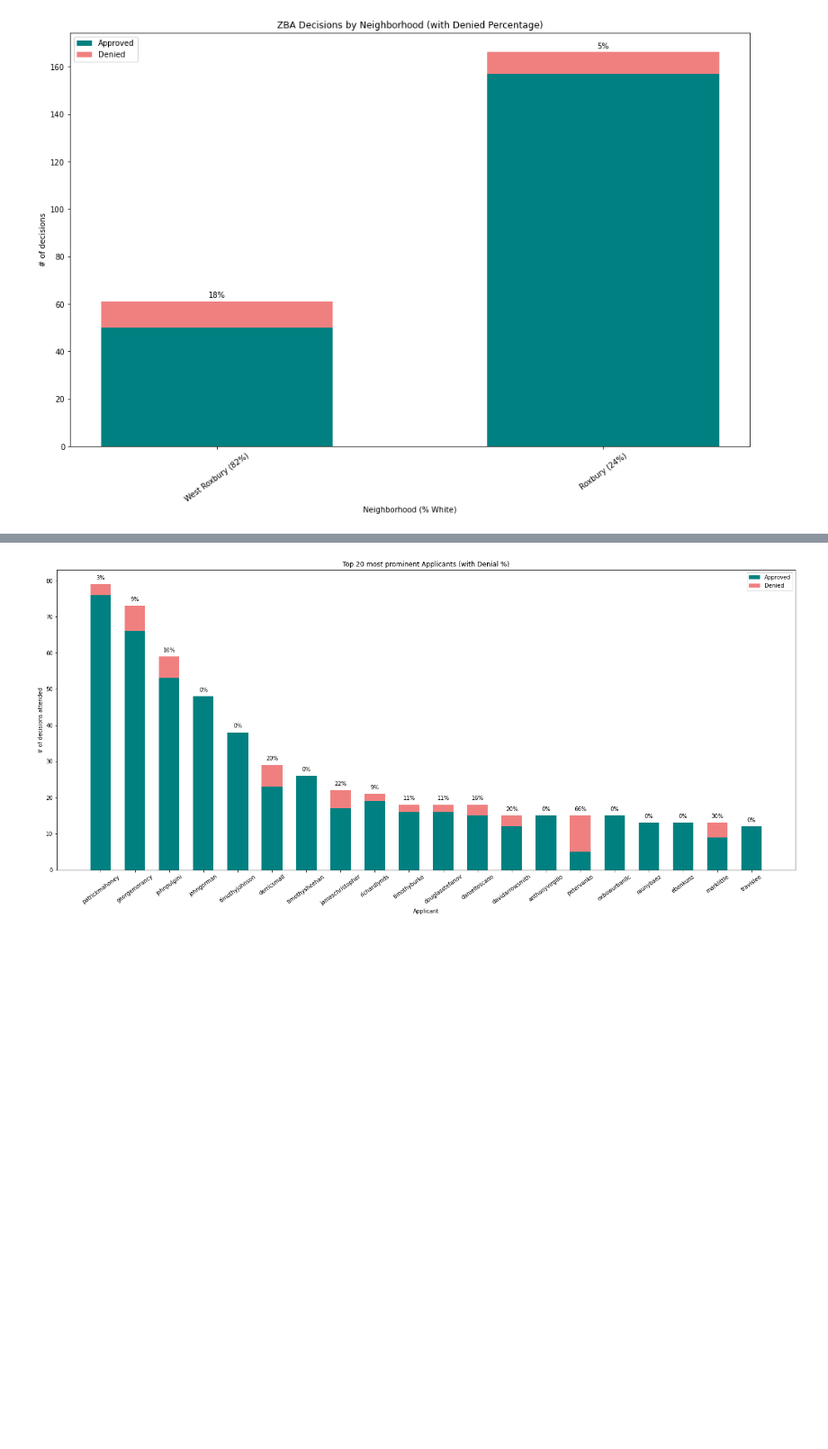
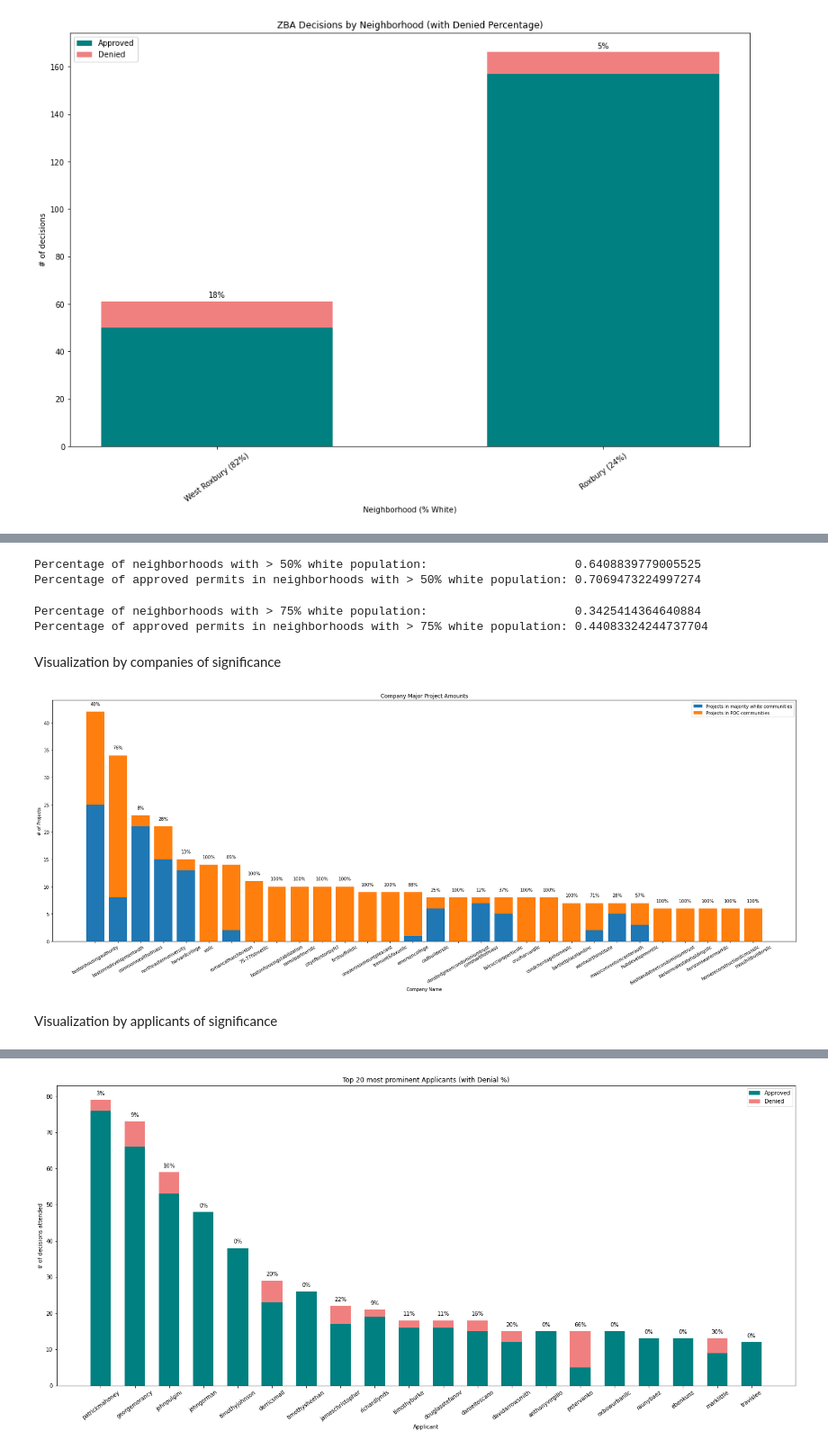
Before and after one commit to BU-Spark/CS506-Fall2020-Projects, a Jupyter notebook: bay_state_banner/deliverable_3/deliverable_3.ipynb, the cells around one changed output, grey strips where cells are left out. Shown at 90% size. Saved outputs shown, nothing was run; the diff lists cells and outputs as text; code cells hidden in the pictures; blank space fills up the shorter version.

Commit message:
Put abp data into merged notebook

```diff
--- a/bay_state_banner/deliverable_3/deliverable_3.ipynb
+++ b/bay_state_banner/deliverable_3/deliverable_3.ipynb
@@ -154,6 +156,7 @@ num_denied = np.array(grouped_ct_stats['size'].values) - np.array(grouped_ct_app
 
 title = "ZBA Decisions by Cencus Tract (with Denied Percentage)"
 xlabel = "Cencus Tract (with white %)"
+width = 0.6
 grouped_stats = grouped_ct_stats
 
 plt.figure(figsize=[55,10])
@@ -258,0 +262,7 @@ Group by applicant names and display the same type of data
+# %%
+data_loaded = False
+try:
+    merged = pd.read_csv('data/approved_projects_with_demographics.csv')
+    data_loaded = True
+except:
+    data_loaded = False
@@ -258,0 +341,3 @@ Group by applicant names and display the same type of data
+# %%
+if not data_loaded:
+    merged = generate_approved_projects_with_demographics()
@@ -258,0 +346,14 @@ Group by applicant names and display the same type of data
+# %%
+print("Percentage of neighborhoods with > 50% white population: \t\t    ", len(sub_neigh.loc[sub_neigh['White Proportion'] > 50.0].index)/len(sub_neigh.index))
+print("Percentage of approved permits in neighborhoods with > 50% white population:", len(merged.loc[merged['White Proportion'] > 50.0].index)/len(merged.index))
+# %% [output]
+Percentage of neighborhoods with > 50% white population:                     0.6408839779005525
+Percentage of approved permits in neighborhoods with > 50% white population: 0.7069473224997274
+# %%
+print("Percentage of neighborhoods with > 75% white population: \t\t    ", len(sub_neigh.loc[sub_neigh['White Proportion'] > 75.0].index)/len(sub_neigh.index))
+print("Percentage of approved permits in neighborhoods with > 75% white population:", len(merged.loc[merged['White Proportion'] > 75.0].index)/len(merged.index))
+# %% [output]
+Percentage of neighborhoods with > 75% white population:                     0.3425414364640884
+Percentage of approved permits in neighborhoods with > 75% white population: 0.44083324244737704
+# %% [markdown]
+Visualization by companies of significance
@@ -258,0 +377,33 @@ Group by applicant names and display the same type of data
+# %%
+owners_amount = pd.DataFrame(owners_labels_vals)[2:]
+owners_majorityPOC_amount = pd.DataFrame(owners_labels_vals_majorityPOC)[2:]
+merged_amounts = owners_amount.merge(owners_majorityPOC_amount, left_index=True, right_index=True)
+merged_amounts = merged_amounts.rename(columns={"0_x": "Total_Projects", "0_y": "POC_Community_Projects"})
+# %%
+size = 30
+num_projects_POC_community = merged_amounts["POC_Community_Projects"].values[:size]
+num_projects_nonPOC_community = merged_amounts["Total_Projects"].values[:size] - merged_amounts["POC_Community_Projects"].values[:size]
+
+plt.figure(figsize=[30, 10])
+plt.title("Company Major Project Amounts")
+plt.xlabel("Company Name")
+plt.ylabel("# of Projects")
+
+ind = np.arange(size)
+p1 = plt.bar(ind, num_projects_nonPOC_community, label="Projects in majority white communities")
+p2 = plt.bar(ind, num_projects_POC_community, label="Projects in POC communities", bottom=num_projects_nonPOC_community)
+
+plt.legend()
+xtix = [merged_amounts.index[i] for i in range(size)]
+plt.xticks(ind, xtix, rotation = 30)
+
+for i in range(len(p1)):
+    rect = p1[i]
+    height = rect.get_height()
+    plt.text(rect.get_x() + rect.get_width()/2, merged_amounts["Total_Projects"][i] + 1, '%d%%' % ((num_projects_POC_community[i] / merged_amounts["Total_Projects"][i]) * 100), ha='center', va='bottom')
+
+plt.show()
+# %% [output]
+[figure, added]
+# %% [markdown]
+Visualization by applicants of significance
```
Also changed, not shown: parts of 15 cells of this notebook.
